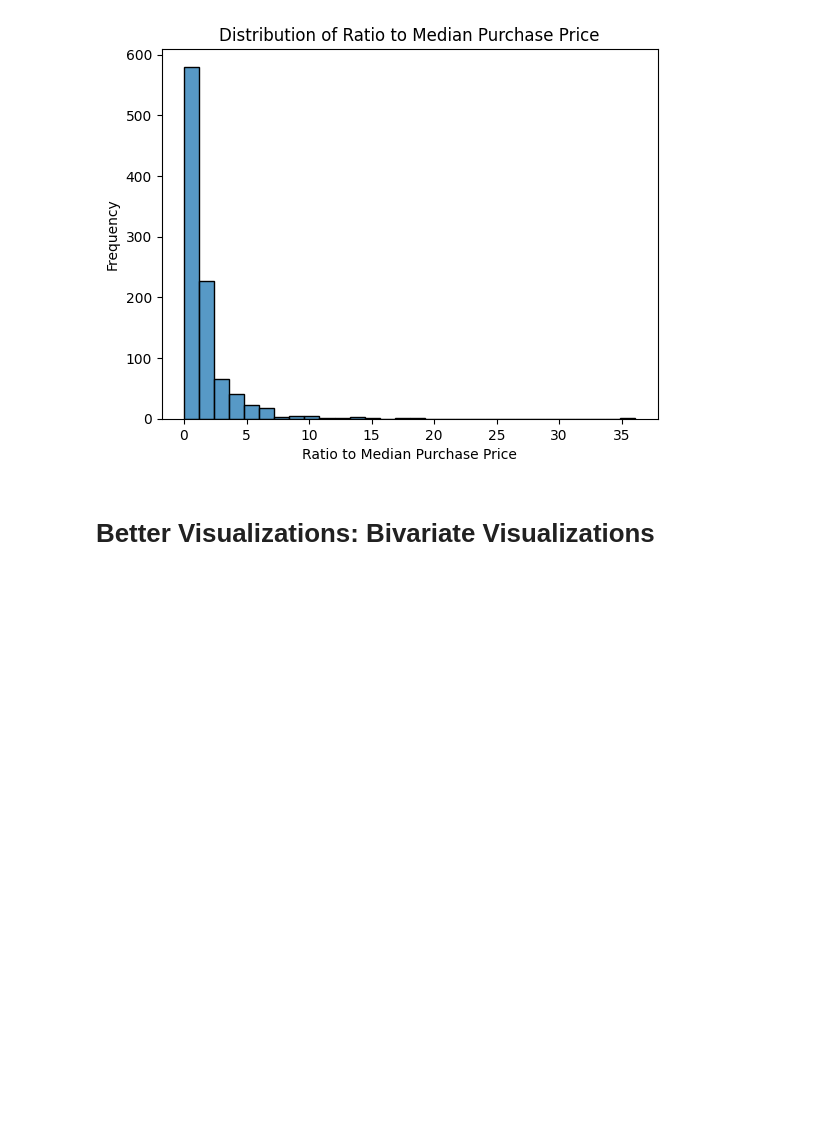
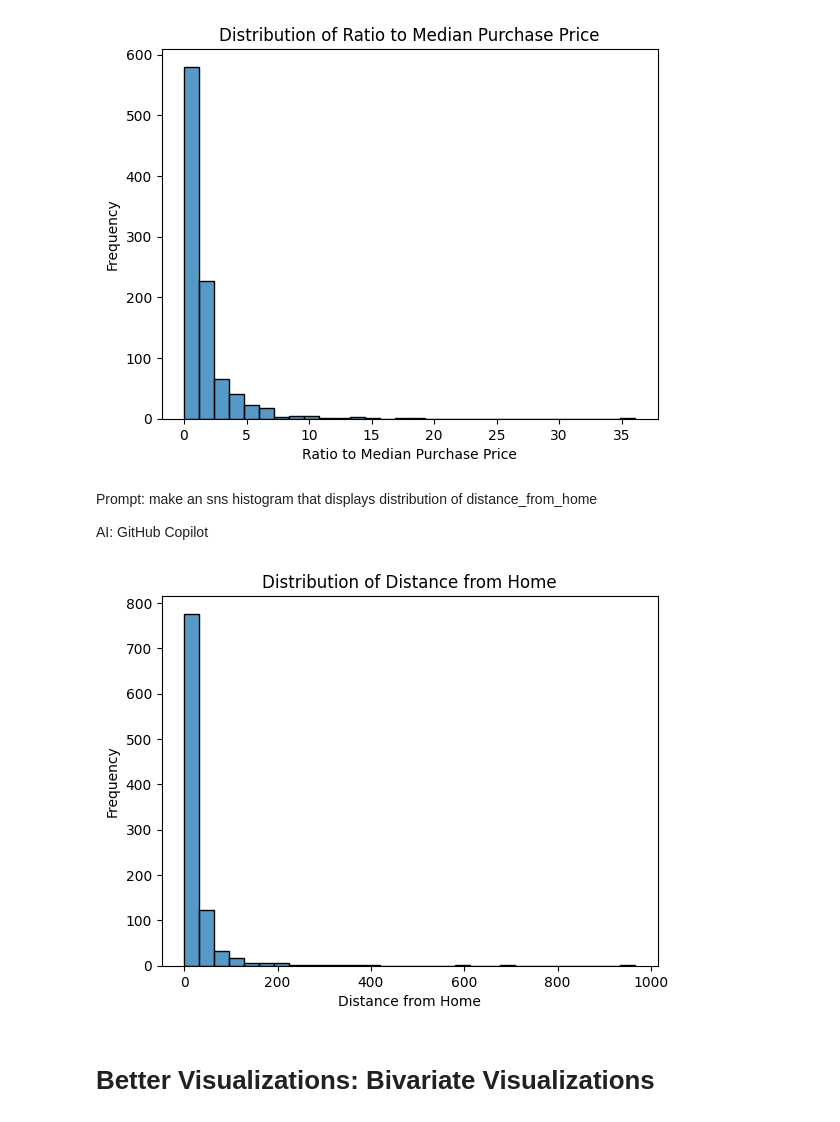
Before and after one commit to scottie-housholder/MAT311-AI-Assignment, a Jupyter notebook: AI_fraud_detection.ipynb, the cells around one changed output. Saved outputs shown, nothing was run; the diff lists cells and outputs as text; code cells hidden in the pictures; blank space fills up the shorter version.

```diff
--- a/AI_fraud_detection.ipynb
+++ b/AI_fraud_detection.ipynb
@@ -203,6 +203,23 @@ plt.ylabel('Frequency')
 plt.show()
 # %% [output]
 [figure]
+# %% [markdown]
+Prompt: make an sns histogram that displays distribution of distance_from_home
+
+AI: GitHub Copilot
+# %%
+# Create a histogram for the 'distance_from_home' column using seaborn
+sns.histplot(cleaned_data['distance_from_home'], bins=30, kde=False)
+
+# Add labels and title
+plt.title('Distribution of Distance from Home')
+plt.xlabel('Distance from Home')
+plt.ylabel('Frequency')
+
+# Show the plot
+plt.show()
+# %% [output]
+[figure, added]
 # %% [markdown]
 # Better Visualizations: Bivariate Visualizations
 # %% [markdown]
```
